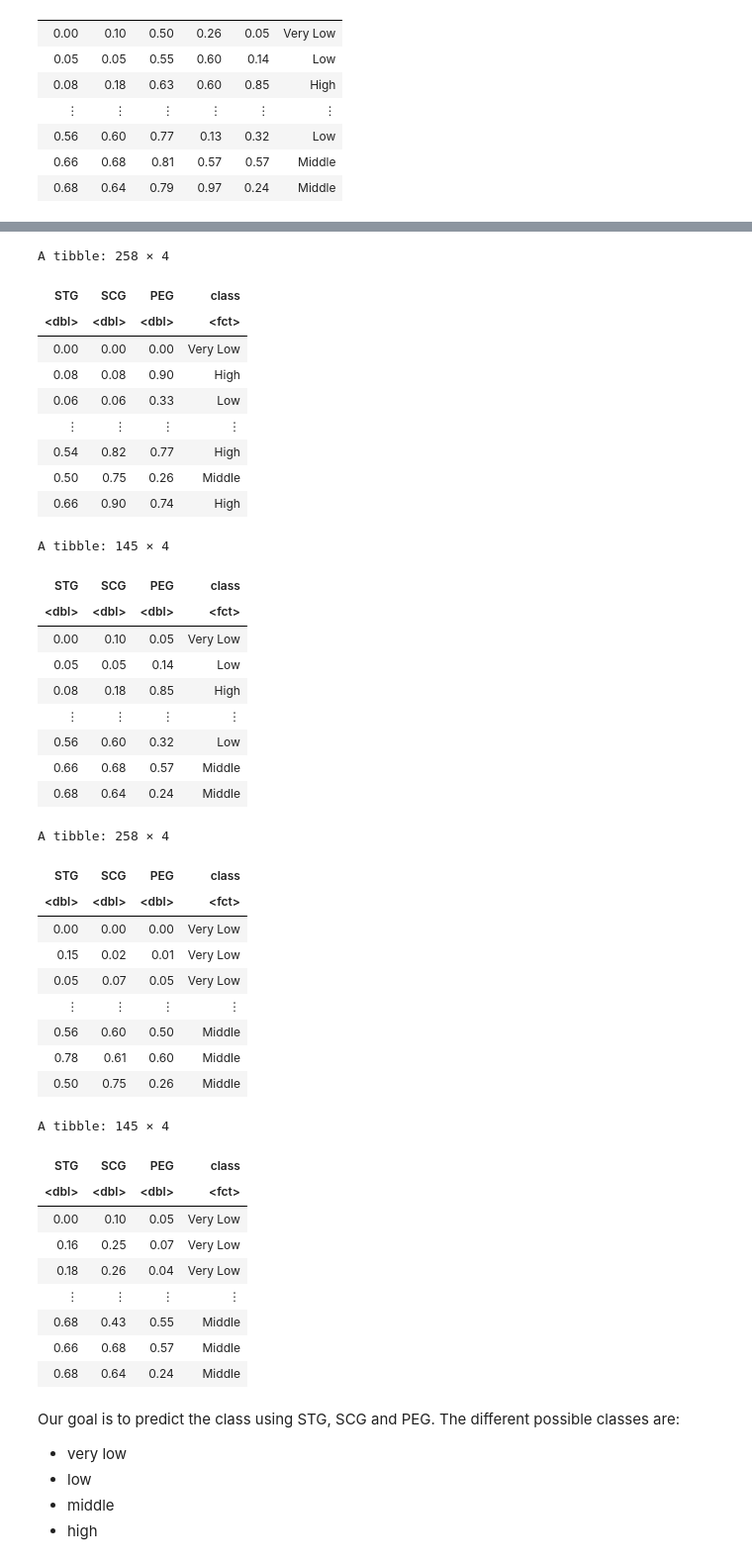
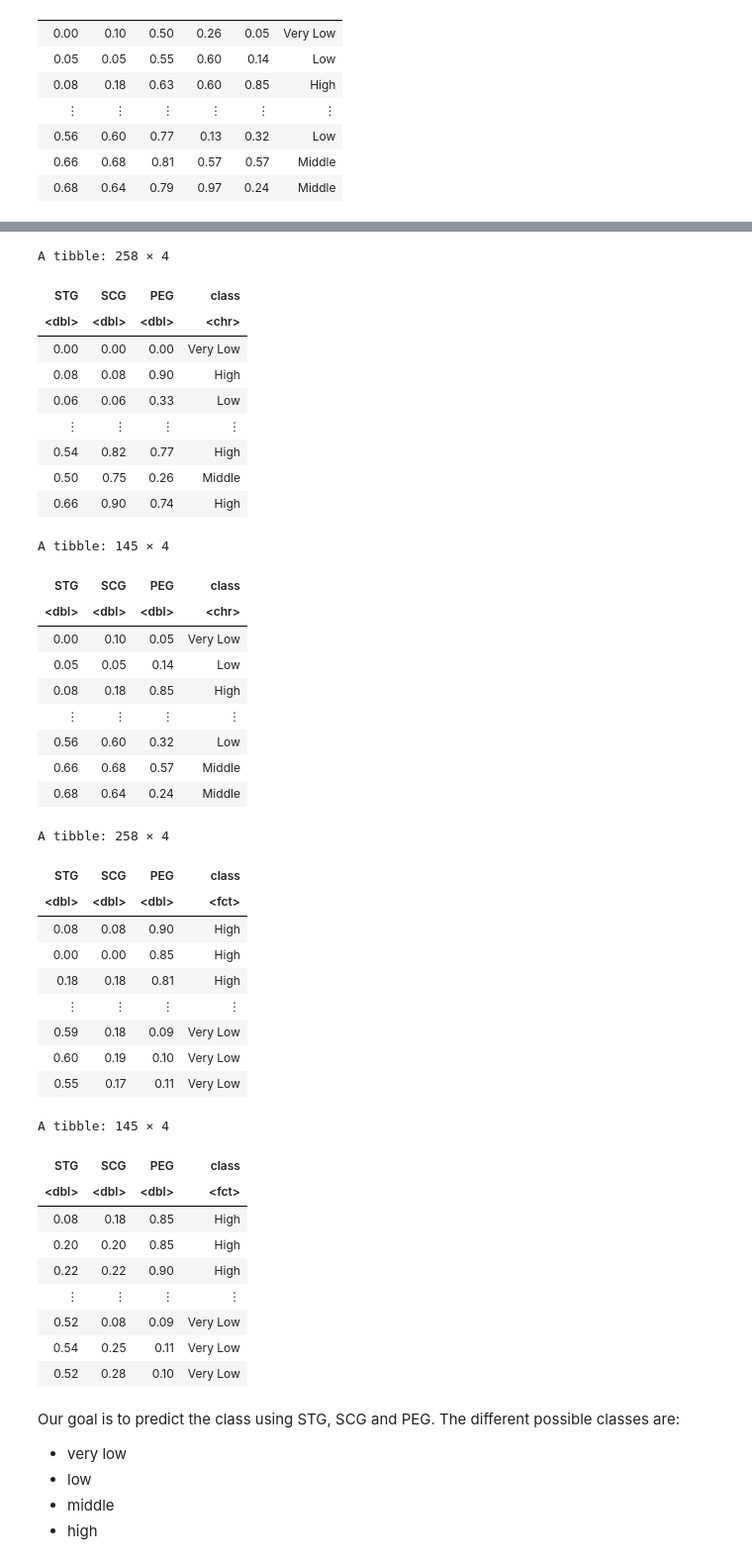
Before and after one commit to yui-ubc/dsci-100-2022w2-section006-group-27, a Jupyter notebook: group_project.ipynb, the cells around one changed output, grey strips where cells are left out. Shown: that part at 99% size. Saved outputs shown, nothing was run; the diff lists cells and outputs as text; code cells hidden in the pictures.

```diff
--- a/group_project.ipynb
+++ b/group_project.ipynb
@@ -66,16 +48,17 @@ LPR (The exam performance of user for related objects with goal object)
 PEG (The exam performance of user for goal objects)
 UNS (The knowledge level of user)
 # %%
-knowledge_train <- mutate(knowledge_train, class = as_factor(UNS)) |>
+knowledge_train <- mutate(knowledge_train, class = UNS) |>
 select(STG, SCG, PEG, class)
 knowledge_train
-knowledge_test <- mutate(knowledge_test, class = as_factor(UNS)) |>
+
+knowledge_test <- mutate(knowledge_test, class = UNS) |>
 select(STG, SCG, PEG, class)
 knowledge_test
 # %% [output]
 A tibble: 258 × 4
 | STG | SCG | PEG | class |
-| <dbl> | <dbl> | <dbl> | <fct> |
+| <dbl> | <dbl> | <dbl> | <chr> |
 | 0.00 | 0.00 | 0.00 | Very Low |
 | 0.08 | 0.08 | 0.90 | High |
 | 0.06 | 0.06 | 0.33 | Low |
@@ -85,7 +68,7 @@ A tibble: 258 × 4
 | 0.66 | 0.90 | 0.74 | High |
 A tibble: 145 × 4
 | STG | SCG | PEG | class |
-| <dbl> | <dbl> | <dbl> | <fct> |
+| <dbl> | <dbl> | <dbl> | <chr> |
 | 0.00 | 0.10 | 0.05 | Very Low |
 | 0.05 | 0.05 | 0.14 | Low |
 | 0.08 | 0.18 | 0.85 | High |
@@ -94,31 +77,32 @@ A tibble: 145 × 4
 | 0.66 | 0.68 | 0.57 | Middle |
 | 0.68 | 0.64 | 0.24 | Middle |
 # %%
-knowledge_train <- knowledge_train[order(knowledge_train$class),]
+knowledge_train <- knowledge_train[order(knowledge_train$class),] |> mutate(class = as.factor(class))
 knowledge_train
-knowledge_test <- knowledge_test[order(knowledge_test$class),]
+
+knowledge_test <- knowledge_test[order(knowledge_test$class),] |> mutate(class = as.factor(class))
 knowledge_test
 # %% [output]
 A tibble: 258 × 4
 | STG | SCG | PEG | class |
 | <dbl> | <dbl> | <dbl> | <fct> |
-| 0.00 | 0.00 | 0.00 | Very Low |
-| 0.15 | 0.02 | 0.01 | Very Low |
-| 0.05 | 0.07 | 0.05 | Very Low |
+| 0.08 | 0.08 | 0.90 | High |
+| 0.00 | 0.00 | 0.85 | High |
+| 0.18 | 0.18 | 0.81 | High |
 | ⋮ | ⋮ | ⋮ | ⋮ |
-| 0.56 | 0.60 | 0.50 | Middle |
-| 0.78 | 0.61 | 0.60 | Middle |
-| 0.50 | 0.75 | 0.26 | Middle |
+| 0.59 | 0.18 | 0.09 | Very Low |
+| 0.60 | 0.19 | 0.10 | Very Low |
+| 0.55 | 0.17 | 0.11 | Very Low |
 A tibble: 145 × 4
 | STG | SCG | PEG | class |
 | <dbl> | <dbl> | <dbl> | <fct> |
-| 0.00 | 0.10 | 0.05 | Very Low |
-| 0.16 | 0.25 | 0.07 | Very Low |
-| 0.18 | 0.26 | 0.04 | Very Low |
+| 0.08 | 0.18 | 0.85 | High |
+| 0.20 | 0.20 | 0.85 | High |
+| 0.22 | 0.22 | 0.90 | High |
 | ⋮ | ⋮ | ⋮ | ⋮ |
-| 0.68 | 0.43 | 0.55 | Middle |
-| 0.66 | 0.68 | 0.57 | Middle |
-| 0.68 | 0.64 | 0.24 | Middle |
+| 0.52 | 0.08 | 0.09 | Very Low |
+| 0.54 | 0.25 | 0.11 | Very Low |
+| 0.52 | 0.28 | 0.10 | Very Low |
 # %% [markdown]
 Our goal is to predict the class using STG, SCG and PEG.
 The different possible classes are:
```
Also changed, not shown: parts of 10 cells of this notebook.
